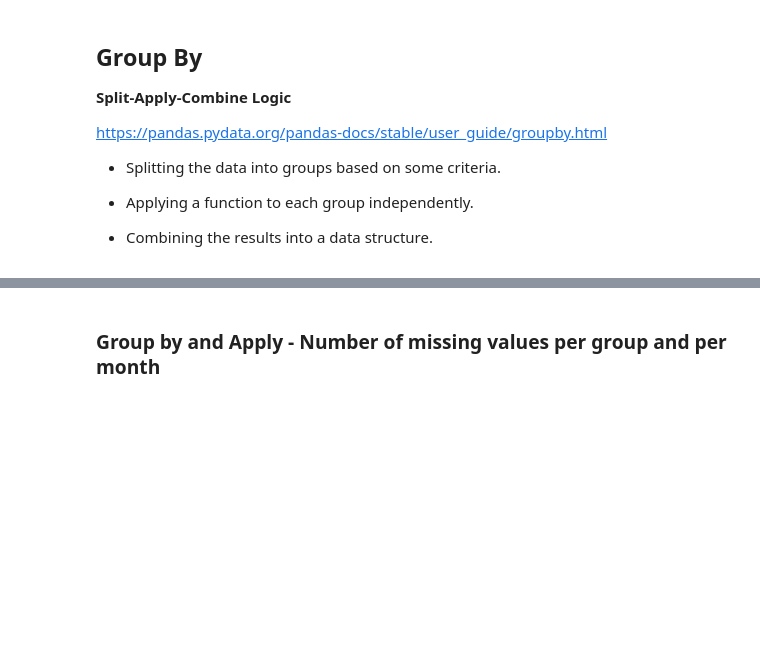
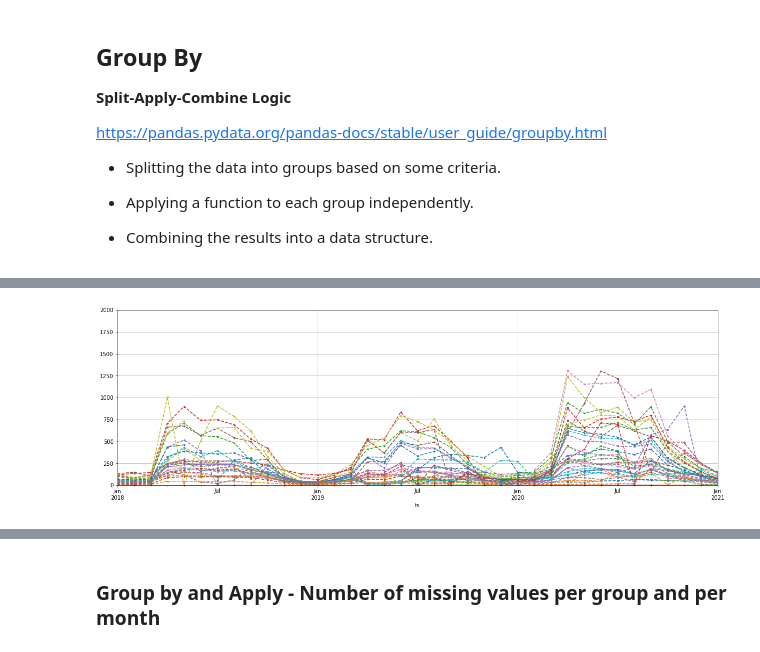
Before and after one commit to vitekzkytek/PythonDataIES, a Jupyter notebook: 07_Pandas/lecture7.ipynb, the cells around one changed output, grey strips where cells are left out. Saved outputs shown, nothing was run; the diff lists cells and outputs as text; code cells hidden in the pictures; blank space fills up the shorter version.

```diff
--- a/07_Pandas/lecture7.ipynb
+++ b/07_Pandas/lecture7.ipynb
@@ -301,3 +840,5 @@ detections.groupby(['location','direction']).median()
 # %%
-detections.groupby(['location',pd.Grouper(level='ts',freq='1W')]).median().unstack('location').plot(ls='--',legend=False,**plotconfig);
+detections.groupby(['location',pd.Grouper(level='ts',freq='1M')]).median().unstack('location').plot(ls='--',legend=False,**plotconfig);
+# %% [output]
+[figure, added]
 # %%
```
Also changed, not shown: parts of 66 cells of this notebook, 4 other files.
